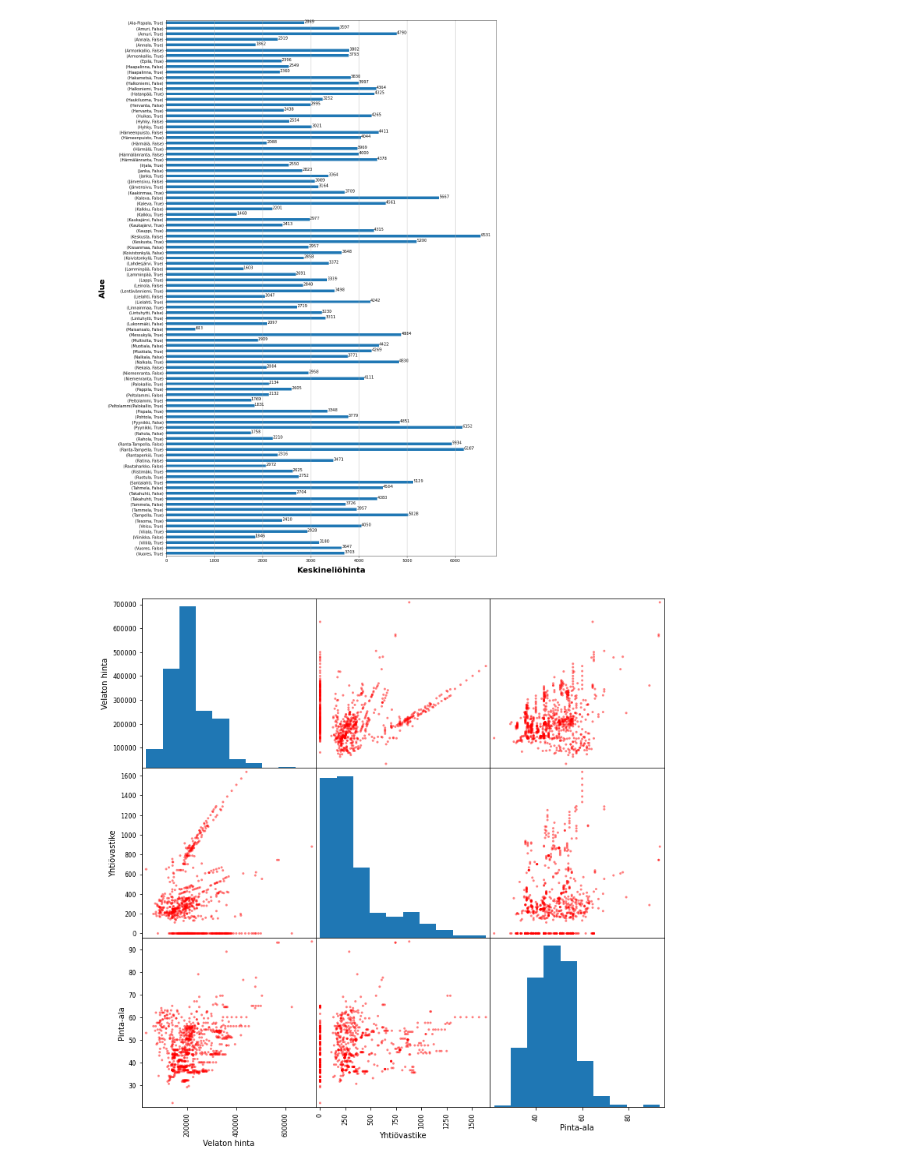
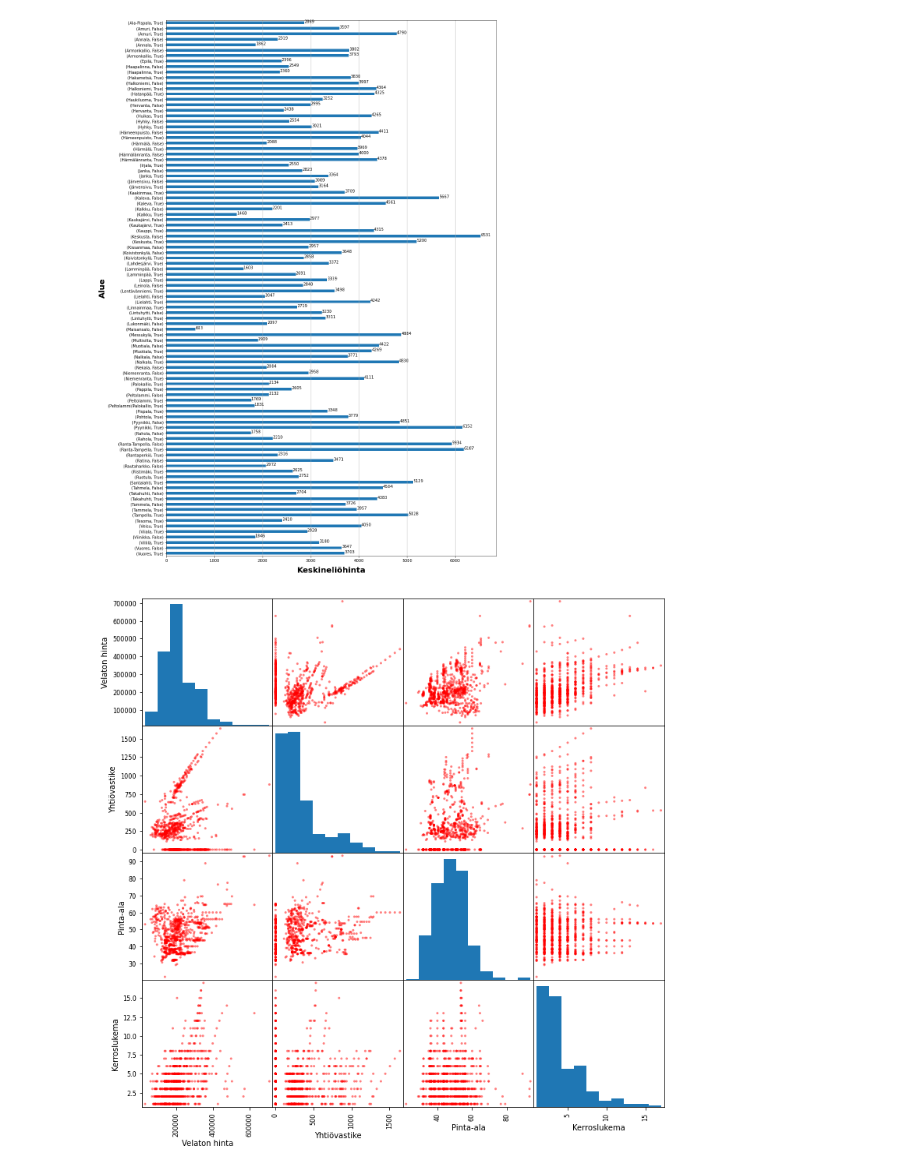
Before and after one commit to saarinea/JodaAIPlatformEnv, a Jupyter notebook: DataRefiningAndViz.ipynb, the cells around one changed output. Saved outputs shown, nothing was run; the diff lists cells and outputs as text; code cells hidden in the pictures.

```diff
--- a/DataRefining.ipynb
+++ b/DataRefiningAndViz.ipynb
@@ -68,6 +63,7 @@ for column in boolean_columns:
 df['Kerros'] = df['Kerros'].astype(str)
 df['Kerros'] = df['Kerros'].replace(' ', '')
 df['Kerroslukema'] = df['Kerros'].map(lambda x: x.split('/')[0])
+df['Kerroslukema'] = df['Kerroslukema'].astype(float)
 # %%
 # Fixes for region data
 
@@ -352,8 +348,8 @@ plt.show()
 # %% [output]
 [figure]
 # %%
-scattercols = ['Velaton hinta','Yhtiövastike', 'Pinta-ala', 'Kerros']
+scattercols = ['Velaton hinta','Yhtiövastike', 'Pinta-ala', 'Kerroslukema']
 axs = pd.plotting.scatter_matrix(df[scattercols],
                         figsize=(12, 12), c='red')
 # %% [output]
-[figure, old version]
+[figure, new version]
```
Also changed, not shown: parts of 3 cells of this notebook.
